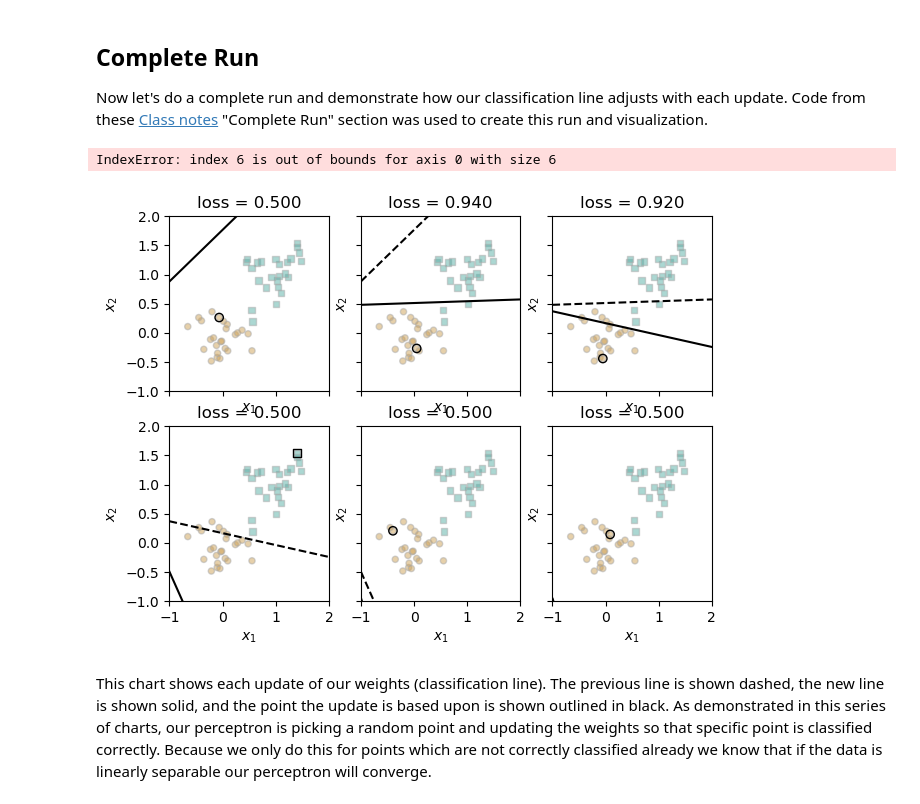
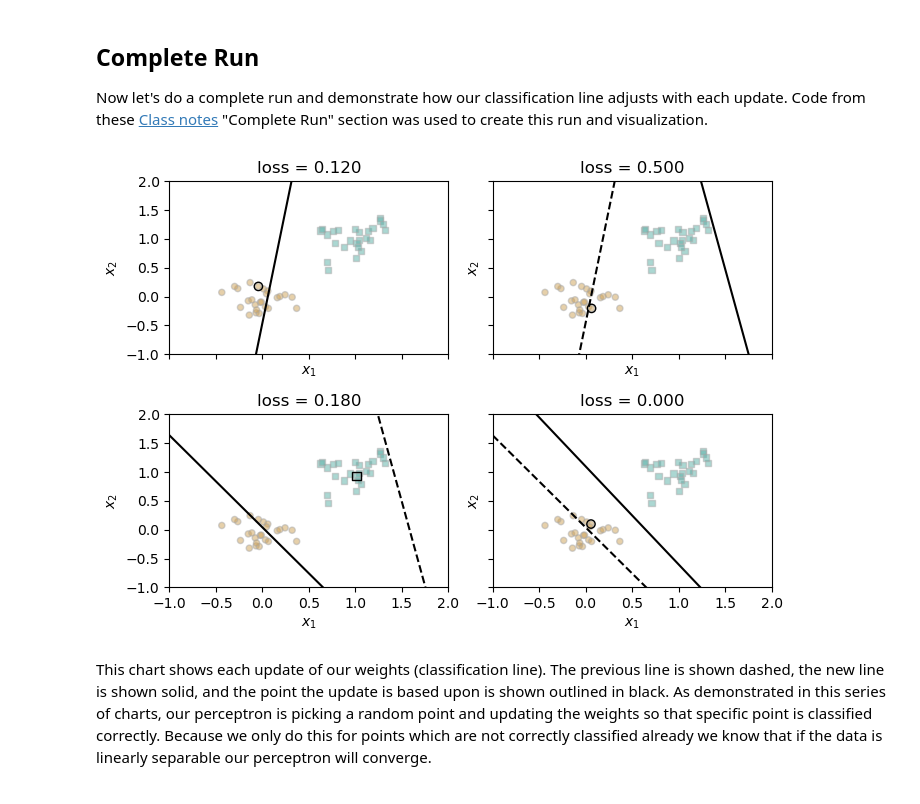
Before and after one commit to jcummings25/github_jcummings25.github.io, a Jupyter notebook: posts/Perceptron-Algorithm/index.ipynb, the cells around one changed output. Saved outputs shown, nothing was run; the diff lists cells and outputs as text; code cells hidden in the pictures.

```diff
--- a/posts/Perceptron-Algorithm/index.ipynb
+++ b/posts/Perceptron-Algorithm/index.ipynb
@@ -54,7 +61,7 @@ plot_perceptron_data(X, y, ax)
 Let's start with a subset of this data for exploratory purposes:
 # %%
 torch.manual_seed(1234)
-X, y = perceptron_data(n_points = 50, noise = 0.3)
+X, y = perceptron_data(n_points = 50, noise = 0.2)
 fig, ax = plt.subplots(1, 1, figsize = (4, 4))
 plot_perceptron_data(X, y, ax)
 # %% [output]
@@ -82,11 +89,12 @@ max_iter = 100000
 iter = 0
 
 while ((loss > 0) & (iter <= max_iter)): # dangerous -- only terminates if data is linearly separable
-
+    loss = p.loss(X, y)
+    loss_vec.append(loss)
     # pick a random data point
-    i = torch.randint(n, size = (1,))
-    x_i = X[[i], :]  # Transpose x_i to make its shape compatible for multiplication
-    y_i = y[i]
+    ix = torch.randperm(X.size(0))[:1]
+    x_i = X[ix, :]
+    y_i = y[ix]
 
     # perform a perceptron update using the random data point
     opt.step(x_i, y_i)
@@ -99,7 +107,6 @@ while ((loss > 0) & (iter <= max_iter)): # dangerous -- only terminates if data
     if iter == max_iter:
         print("Max iterations reached")
 
-    loss = p.loss(X, y)
-    loss_vec.append(loss)
+print(loss_vec)
 print("Final loss: ", loss)
 # %% [output]
@@ -135,7 +142,7 @@ p.loss(X, y)
 
 # set up the figure
 plt.rcParams["figure.figsize"] = (7, 5)
-fig, axarr = plt.subplots(2, 3, sharex = True, sharey = True)
+fig, axarr = plt.subplots(2, 2, sharex = True, sharey = True)
 markers = ["o", ","]
 marker_map = {-1 : 0, 1 : 1}
 
@@ -146,37 +153,37 @@ loss_vec = []
 
 while loss > 0:
     ax = axarr.ravel()[current_ax]
 
     # save the old value of w for plotting later
     old_w = torch.clone(p.w)
 
     # make an optimization step -- this is where the update actually happens
     # now p.w is the new value
 
-    i = torch.randint(n, size = (1,))
-    x_i = X[[i],:]
+
+    i = torch.randperm(X.size(0))[:1]
+    x_i = X[i, :]
     y_i = y[i]
     local_loss = p.loss(x_i, y_i).item()
 
     if local_loss > 0:
         opt.step(x_i, y_i)
     # if a change was made, plot the old and new decision boundaries
     # also add the new loss to loss_vec for plotting below
     if local_loss > 0:
         plot_perceptron_data(X, y, ax)
         draw_line(old_w, x_min = -1, x_max = 2, ax = ax, color = "black", linestyle = "dashed")
         loss = p.loss(X, y).item()
         loss_vec.append(loss)
         draw_line(p.w, x_min = -1, x_max = 2, ax = ax, color = "black")
         ax.scatter(X[i,0],X[i,1], color = "black", facecolors = "none", edgecolors = "black", marker = markers[marker_map[2*(y[i].item())-1]])
         # draw_line(w, -10, 10, ax, color = "black")
         ax.set_title(f"loss = {loss:.3f}")
         ax.set(xlim = (-1, 2), ylim = (-1, 2))
         current_ax += 1
 plt.tight_layout()
 # %% [output]
-IndexError: index 6 is out of bounds for axis 0 with size 6
-[figure, old version]
+[figure, new version]
 # %% [markdown]
 This chart shows each update of our weights (classification line). The previous line is shown dashed, the new line is shown solid, and the point the update is based upon is shown outlined in black. As demonstrated in this series of charts, our perceptron is picking a random point and updating the weights so that specific point is classified correctly. Because we only do this for points which are not correctly classified already we know that if the data is linearly separable our perceptron will converge.
 # %% [markdown]
```
Also changed, not shown: parts of 7 cells of this notebook, 20 other files.
